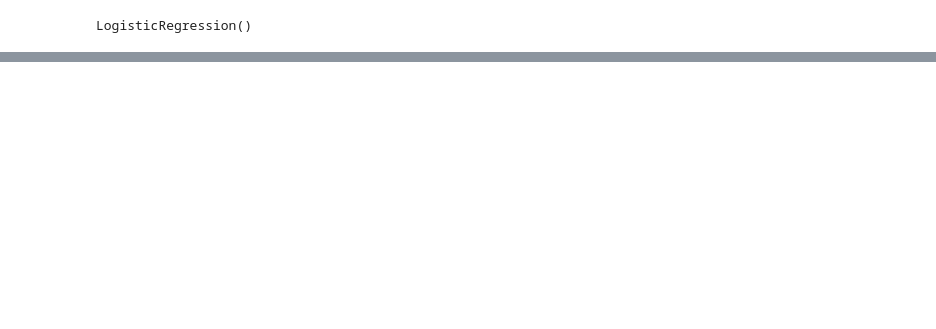
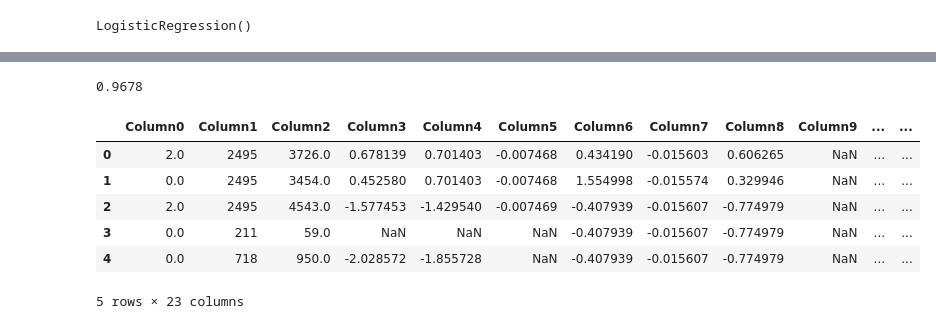
Before and after one commit to manitejagaddam/GSTN, a Jupyter notebook: GSTN Analysis.ipynb, the cells around one changed output, grey strips where cells are left out. Drawn from its saved outputs; the diff is of its cells as text; code cells hidden in the pictures; blank space fills up the shorter version.

```diff
--- a/GSTN Analysis.ipynb
+++ b/GSTN Analysis.ipynb
@@ -207,0 +92,4 @@ x_train, x_test, y_train, y_test = train_test_split(x, y, test_size = 0.2, rando
+# %%
+df = pd.read_csv("X_Train_Data_Input.csv")
+# %%
+target = pd.read_csv("Y_Train_Data_Target.csv")
@@ -259,0 +246,4 @@ accuracy_score(y_pred, y_test)
+# %%
+accuracy_score(y_test, y_pred)
+# %% [output]
+0.9678
@@ -259,0 +262,10 @@ accuracy_score(y_pred, y_test)
+# %%
+df.head()
+# %% [output]
+|  | Column0 | Column1 | Column2 | Column3 | Column4 | Column5 | Column6 | Column7 | Column8 | Column9 | ... | ... |
+| 0 | 2.0 | 2495 | 3726.0 | 0.678139 | 0.701403 | -0.007468 | 0.434190 | -0.015603 | 0.606265 | NaN | ... | ... |
+| 1 | 0.0 | 2495 | 3454.0 | 0.452580 | 0.701403 | -0.007468 | 1.554998 | -0.015574 | 0.329946 | NaN | ... | ... |
+| 2 | 2.0 | 2495 | 4543.0 | -1.577453 | -1.429540 | -0.007469 | -0.407939 | -0.015607 | -0.774979 | NaN | ... | ... |
+| 3 | 0.0 | 211 | 59.0 | NaN | NaN | NaN | -0.407939 | -0.015607 | -0.774979 | NaN | ... | ... |
+| 4 | 0.0 | 718 | 950.0 | -2.028572 | -1.855728 | NaN | -0.407939 | -0.015607 | -0.774979 | NaN | ... | ... |
+5 rows × 23 columns
```
Also changed, not shown: parts of 119 cells of this notebook.
